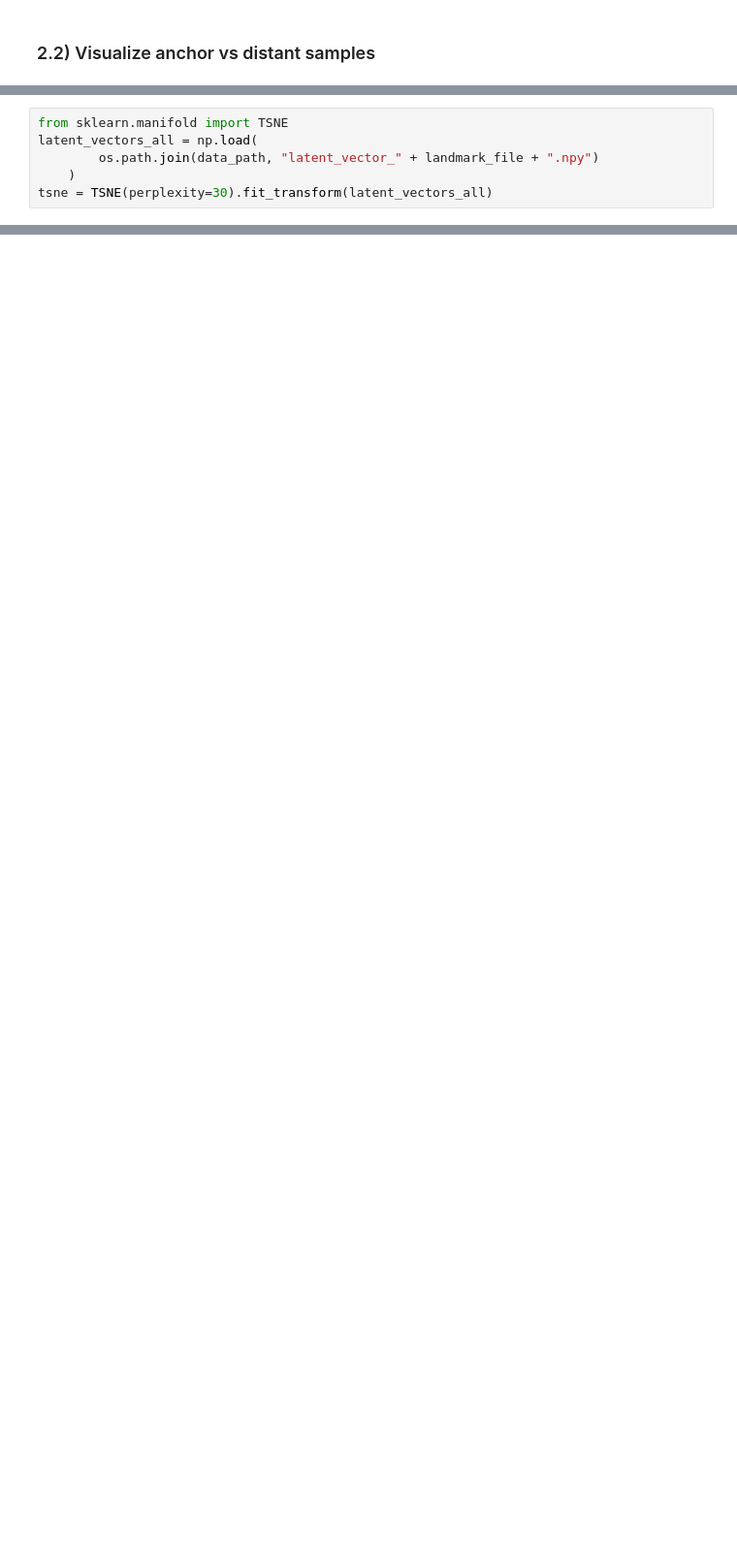
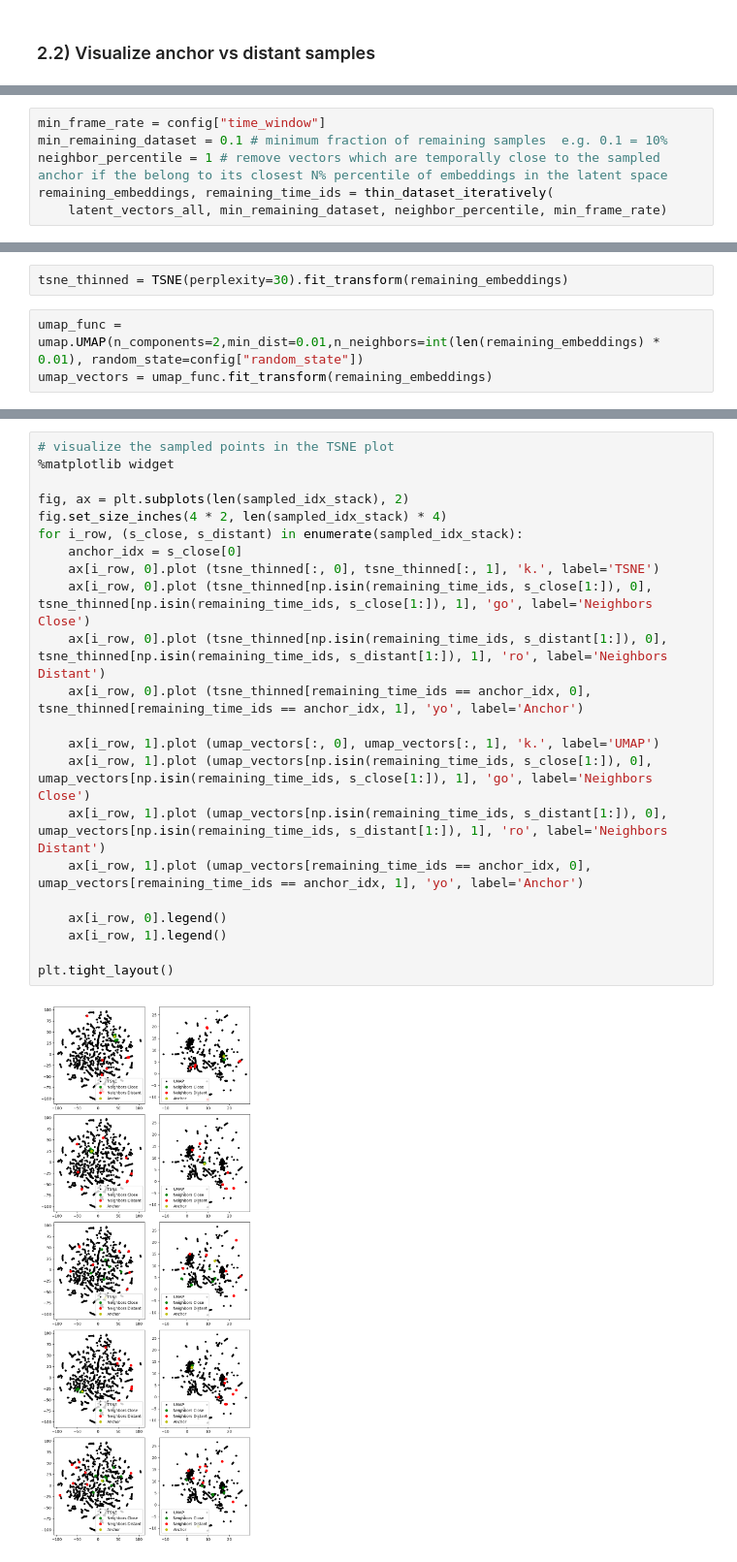
Before and after one commit to kaloeffler/VAME, a Jupyter notebook: analysis_scripts/visualize_latent_space.ipynb, the cells around one changed output, grey strips where cells are left out. Shown at 97% size. Saved outputs shown, nothing was run; the diff lists cells and outputs as text; blank space fills up the shorter version.

Commit message:
edit visualization: dilute data and show t-sne vs umap

```diff
--- a/analysis_scripts/visualize_latent_space.ipynb
+++ b/analysis_scripts/visualize_latent_space.ipynb
@@ -240,6 +279,0 @@ grid
-# %%
-from sklearn.manifold import TSNE
-latent_vectors_all = np.load(
-        os.path.join(data_path, "latent_vector_" + landmark_file + ".npy")
-    )
-tsne = TSNE(perplexity=30).fit_transform(latent_vectors_all)
@@ -303,0 +282,6 @@ plt.legend ()
+# %%
+min_frame_rate = config["time_window"]
+min_remaining_dataset = 0.1 # minimum fraction of remaining samples  e.g. 0.1 = 10%
+neighbor_percentile = 1 # remove vectors which are temporally close to the sampled anchor if the belong to its closest N% percentile of embeddings in the latent space
+remaining_embeddings, remaining_time_ids = thin_dataset_iteratively(
+    latent_vectors_all, min_remaining_dataset, neighbor_percentile, min_frame_rate)
@@ -303,0 +296,5 @@ plt.legend ()
+# %%
+tsne_thinned = TSNE(perplexity=30).fit_transform(remaining_embeddings)
+# %%
+umap_func = umap.UMAP(n_components=2,min_dist=0.01,n_neighbors=int(len(remaining_embeddings) * 0.01), random_state=config["random_state"])
+umap_vectors = umap_func.fit_transform(remaining_embeddings)
@@ -303,0 +363,24 @@ plt.legend ()
+# %%
+# visualize the sampled points in the TSNE plot
+%matplotlib widget
+
+fig, ax = plt.subplots(len(sampled_idx_stack), 2)
+fig.set_size_inches(4 * 2, len(sampled_idx_stack) * 4)
+for i_row, (s_close, s_distant) in enumerate(sampled_idx_stack):
+    anchor_idx = s_close[0]
+    ax[i_row, 0].plot (tsne_thinned[:, 0], tsne_thinned[:, 1], 'k.', label='TSNE')
+    ax[i_row, 0].plot (tsne_thinned[np.isin(remaining_time_ids, s_close[1:]), 0], tsne_thinned[np.isin(remaining_time_ids, s_close[1:]), 1], 'go', label='Neighbors Close')
+    ax[i_row, 0].plot (tsne_thinned[np.isin(remaining_time_ids, s_distant[1:]), 0], tsne_thinned[np.isin(remaining_time_ids, s_distant[1:]), 1], 'ro', label='Neighbors Distant')
+    ax[i_row, 0].plot (tsne_thinned[remaining_time_ids == anchor_idx, 0], tsne_thinned[remaining_time_ids == anchor_idx, 1], 'yo', label='Anchor')
+
+    ax[i_row, 1].plot (umap_vectors[:, 0], umap_vectors[:, 1], 'k.', label='UMAP')
+    ax[i_row, 1].plot (umap_vectors[np.isin(remaining_time_ids, s_close[1:]), 0], umap_vectors[np.isin(remaining_time_ids, s_close[1:]), 1], 'go', label='Neighbors Close')
+    ax[i_row, 1].plot (umap_vectors[np.isin(remaining_time_ids, s_distant[1:]), 0], umap_vectors[np.isin(remaining_time_ids, s_distant[1:]), 1], 'ro', label='Neighbors Distant')
+    ax[i_row, 1].plot (umap_vectors[remaining_time_ids == anchor_idx, 0], umap_vectors[remaining_time_ids == anchor_idx, 1], 'yo', label='Anchor')
+
+    ax[i_row, 0].legend()
+    ax[i_row, 1].legend()
+
+plt.tight_layout()
+# %% [output]
+[figure, added]
```
Also changed, not shown: parts of 23 cells of this notebook.
